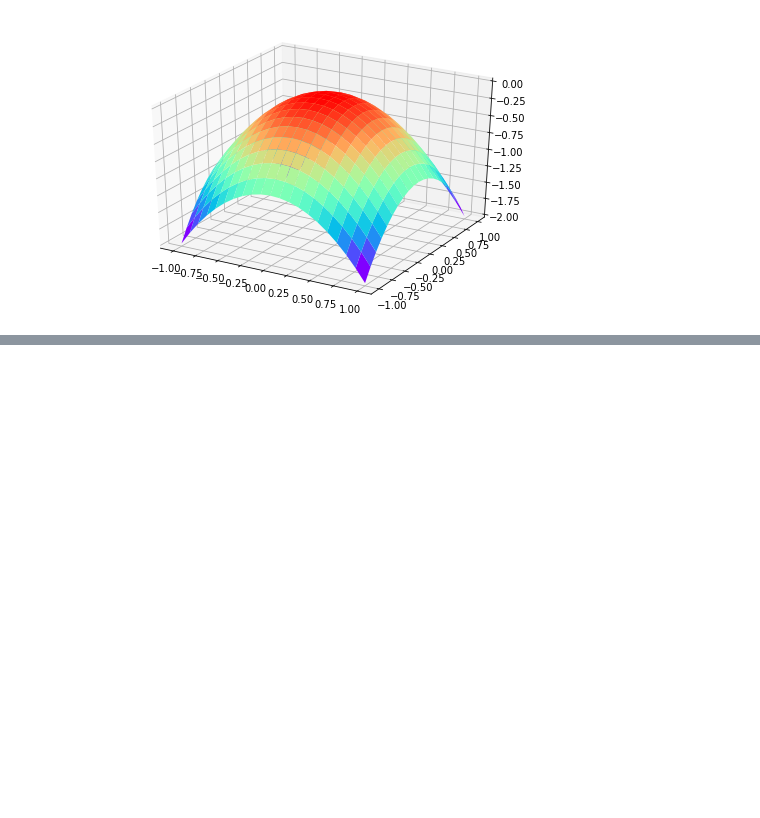
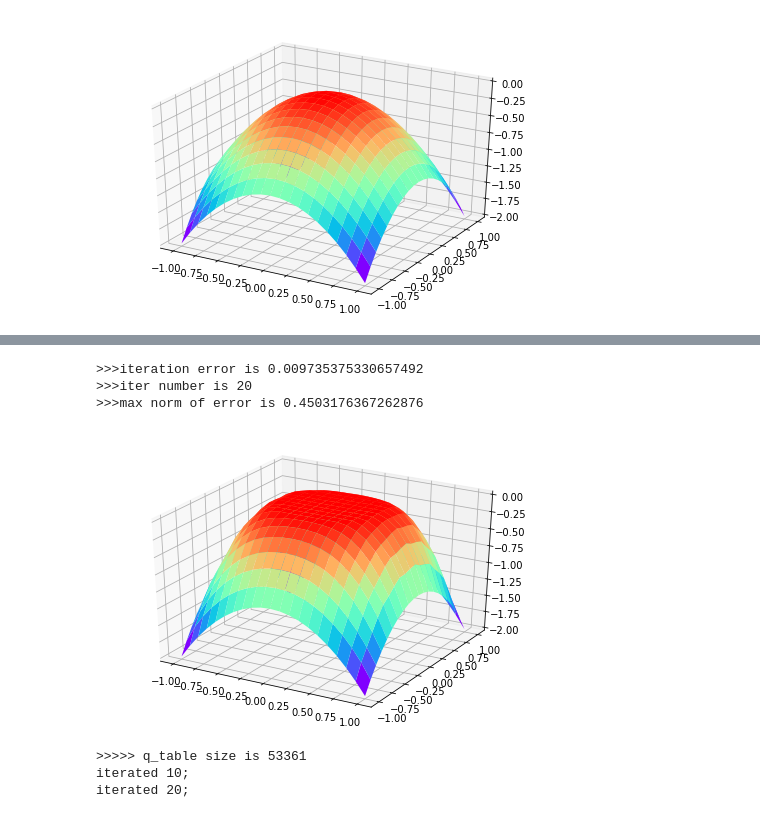
Before and after one commit to wqiu96/summer_project, a Jupyter notebook: src/value_iter_dirichlet_1d_v02.ipynb, the cells around one changed output, grey strips where cells are left out. Cells and saved outputs as stored; diff of their text form; code cells hidden in the pictures; blank space fills up the shorter version.

```diff
--- a/src/value_iter_dirichlet_1d_v02.ipynb
+++ b/src/value_iter_dirichlet_1d_v02.ipynb
@@ -112,6 +112,9 @@ class pde:
     self.name = 'HJB nd'
     self.dim = 2
     self.LIM = 1 #limit for state
+    self.NUM = 10
+    self.h = 1./self.NUM
+    self.x_space = np.array([i*self.h for i in range(-2*self.NUM*self.LIM, (2*self.NUM+1)*self.LIM)])
 
 
     self.lambda_ = 0. #discount rate
@@ -346,3 +349,8 @@ print('>>>max norm of error is ' + str(np.max(np.abs(Z-Z1))))
 >>>iter number is 59
 >>>max norm of error is 0.6058760835153312
 [figure]
+# %%
+pde1 = pde()
+pde1.a_space = np.array([i*pde1.h for i in range(-int(1.5*pde1.NUM)*pde1.LIM, (int(1.5*pde1.NUM)+1)*pde1.LIM)])
+pde1.mdp_space_config(dim=2,NUM=10) #if NUM is chosen to be 20 or bigger number, the result is bad
+err, n_iter = pde1.value_iter(TOL = 0.01, MAX_ITER = 1000)
@@ -348,0 +366,26 @@ print('>>>max norm of error is ' + str(np.max(np.abs(Z-Z1))))
+# %%
+figure = plt.figure()
+axes = Axes3D(figure)
+X1 = pde1.x_space
+X2 = pde1.x_space
+X1, X2 = np.meshgrid(X1, X2)
+Z1 = pde1.s_val
+Z = -(X1)**2 - (X2)**2
+axes.plot_surface(X1, X2, Z1,cmap='rainbow')
+print('>>>iteration error is ' + str(err))
+print('>>>iter number is ' + str(n_iter))
+print('>>>max norm of error is ' + str(np.max(np.abs(Z-Z1))))
+# %% [output]
+>>>iteration error is 0.009735375330657492
+>>>iter number is 20
+>>>max norm of error is 0.4503176367262876
+[figure, added]
+# %%
+pde1 = pde()
+pde1.a_space = np.array([i*pde1.h for i in range(-int(0.5*pde1.NUM)*pde1.LIM, (int(0.5*pde1.NUM)+1)*pde1.LIM)])
+pde1.mdp_space_config(dim=2,NUM=10) #if NUM is chosen to be 20 or bigger number, the result is bad
+err, n_iter = pde1.value_iter(TOL = 0.01, MAX_ITER = 1000)
+# %% [output]
+>>>>> q_table size is 53361
+iterated 10;
+iterated 20;
```
Also changed, not shown: parts of 6 cells of this notebook.
